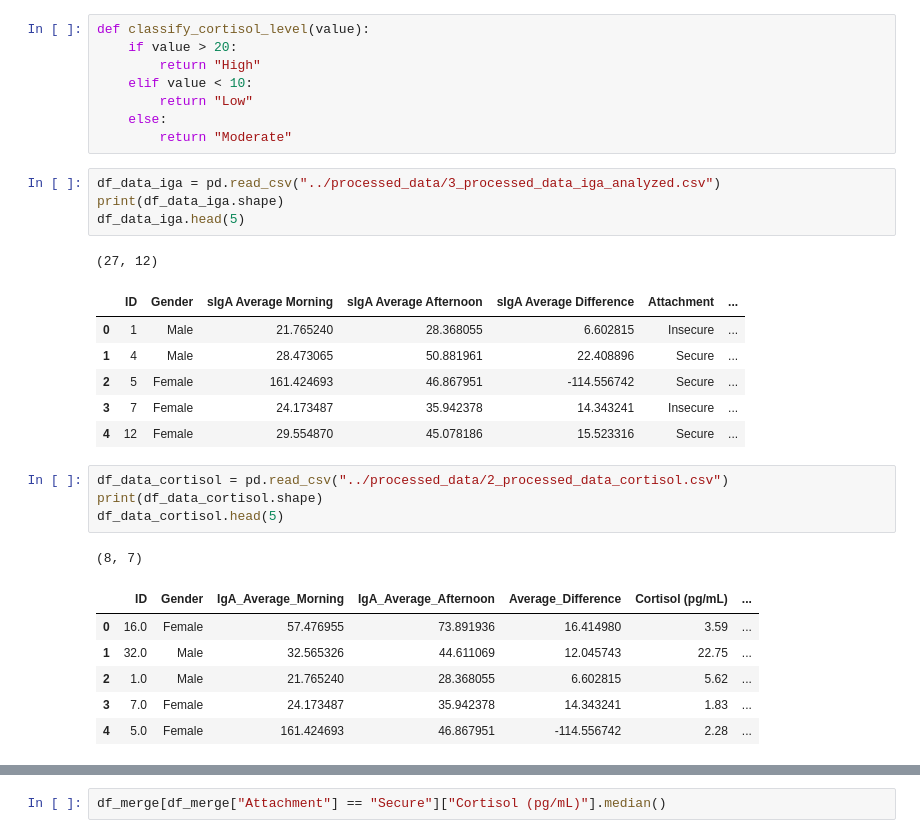
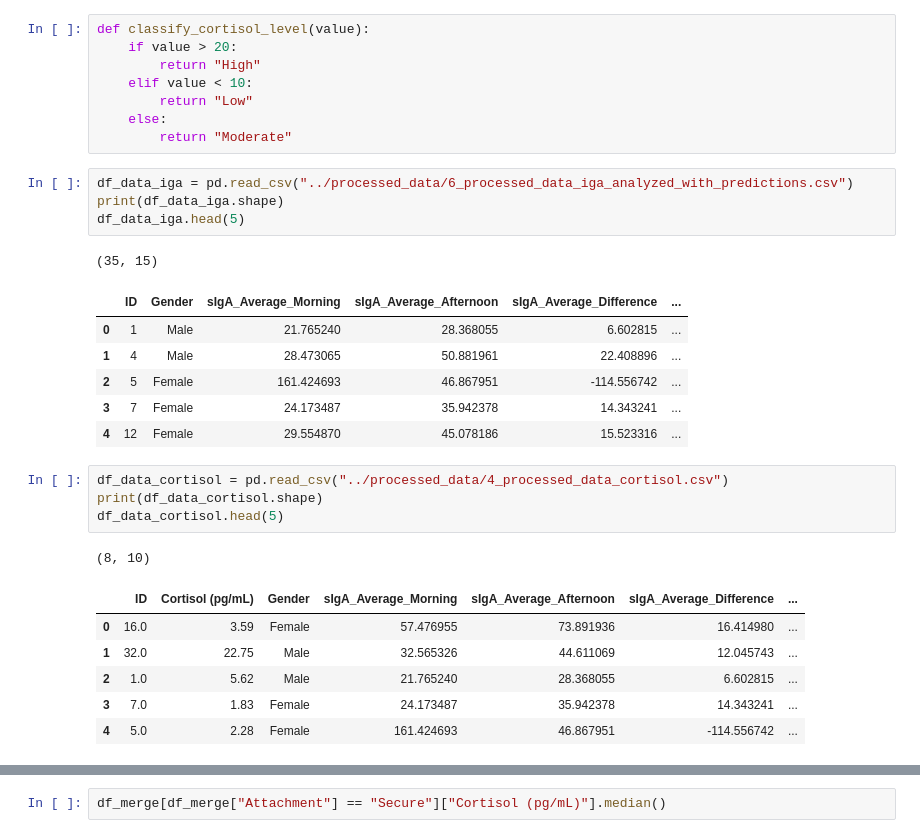
Before and after one commit to dMedinaO/IgA_attachment_analysis, a Jupyter notebook: scripts/7_descriptive_analysis_IgA_Cortisol.ipynb, the cells around one changed output, grey strips where cells are left out. Drawn from its saved outputs; the diff is of its cells as text.

```diff
--- a/scripts/5_descriptive_analysis_IgA_Cortisol.ipynb
+++ b/scripts/7_descriptive_analysis_IgA_Cortisol.ipynb
@@ -64,29 +64,29 @@ def classify_cortisol_level(value):
     else:
         return "Moderate"
 # %%
-df_data_iga = pd.read_csv("../processed_data/3_processed_data_iga_analyzed.csv")
+df_data_iga = pd.read_csv("../processed_data/6_processed_data_iga_analyzed_with_predictions.csv")
 print(df_data_iga.shape)
 df_data_iga.head(5)
 # %% [output]
-(27, 12)
+(35, 15)
-|  | ID | Gender | sIgA Average Morning | sIgA Average Afternoon | sIgA Average Difference | Attachment | ... |
-| 0 | 1 | Male | 21.765240 | 28.368055 | 6.602815 | Insecure | ... |
-| 1 | 4 | Male | 28.473065 | 50.881961 | 22.408896 | Secure | ... |
-| 2 | 5 | Female | 161.424693 | 46.867951 | -114.556742 | Secure | ... |
-| 3 | 7 | Female | 24.173487 | 35.942378 | 14.343241 | Insecure | ... |
-| 4 | 12 | Female | 29.554870 | 45.078186 | 15.523316 | Secure | ... |
+|  | ID | Gender | sIgA_Average_Morning | sIgA_Average_Afternoon | sIgA_Average_Difference | ... |
+| 0 | 1 | Male | 21.765240 | 28.368055 | 6.602815 | ... |
+| 1 | 4 | Male | 28.473065 | 50.881961 | 22.408896 | ... |
+| 2 | 5 | Female | 161.424693 | 46.867951 | -114.556742 | ... |
+| 3 | 7 | Female | 24.173487 | 35.942378 | 14.343241 | ... |
+| 4 | 12 | Female | 29.554870 | 45.078186 | 15.523316 | ... |
 # %%
-df_data_cortisol = pd.read_csv("../processed_data/2_processed_data_cortisol.csv")
+df_data_cortisol = pd.read_csv("../processed_data/4_processed_data_cortisol.csv")
 print(df_data_cortisol.shape)
 df_data_cortisol.head(5)
 # %% [output]
-(8, 7)
+(8, 10)
-|  | ID | Gender | IgA_Average_Morning | IgA_Average_Afternoon | Average_Difference | Cortisol (pg/mL) | ... |
-| 0 | 16.0 | Female | 57.476955 | 73.891936 | 16.414980 | 3.59 | ... |
-| 1 | 32.0 | Male | 32.565326 | 44.611069 | 12.045743 | 22.75 | ... |
-| 2 | 1.0 | Male | 21.765240 | 28.368055 | 6.602815 | 5.62 | ... |
-| 3 | 7.0 | Female | 24.173487 | 35.942378 | 14.343241 | 1.83 | ... |
-| 4 | 5.0 | Female | 161.424693 | 46.867951 | -114.556742 | 2.28 | ... |
+|  | ID | Cortisol (pg/mL) | Gender | sIgA_Average_Morning | sIgA_Average_Afternoon | sIgA_Average_Difference | ... |
+| 0 | 16.0 | 3.59 | Female | 57.476955 | 73.891936 | 16.414980 | ... |
+| 1 | 32.0 | 22.75 | Male | 32.565326 | 44.611069 | 12.045743 | ... |
+| 2 | 1.0 | 5.62 | Male | 21.765240 | 28.368055 | 6.602815 | ... |
+| 3 | 7.0 | 1.83 | Female | 24.173487 | 35.942378 | 14.343241 | ... |
+| 4 | 5.0 | 2.28 | Female | 161.424693 | 46.867951 | -114.556742 | ... |
 # %%
 df_merge = df_data_iga.merge(right=df_data_cortisol, on="ID")
 df_merge.shape
```
Also changed, not shown: parts of 9 cells of this notebook, 1 other file.
